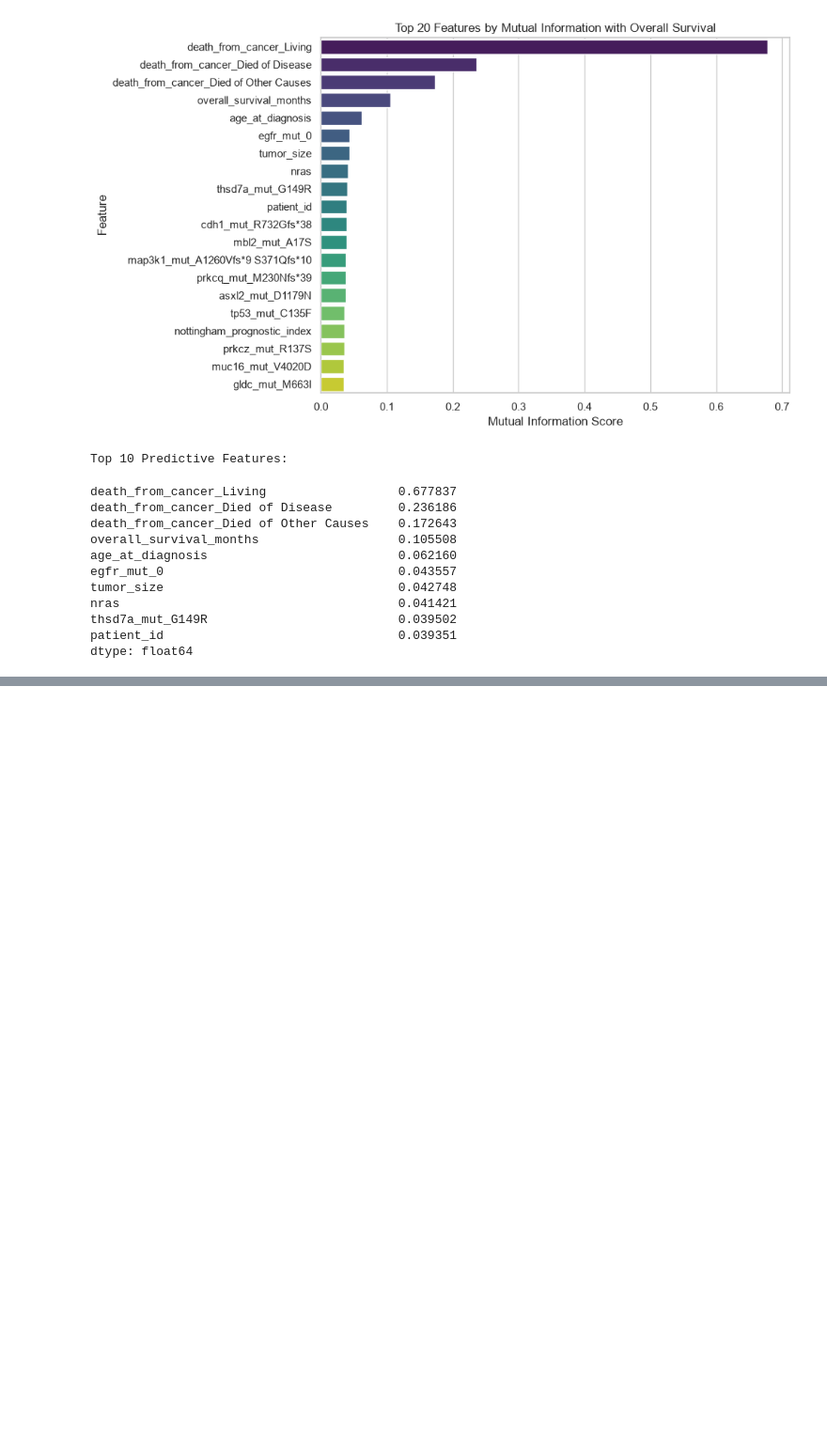
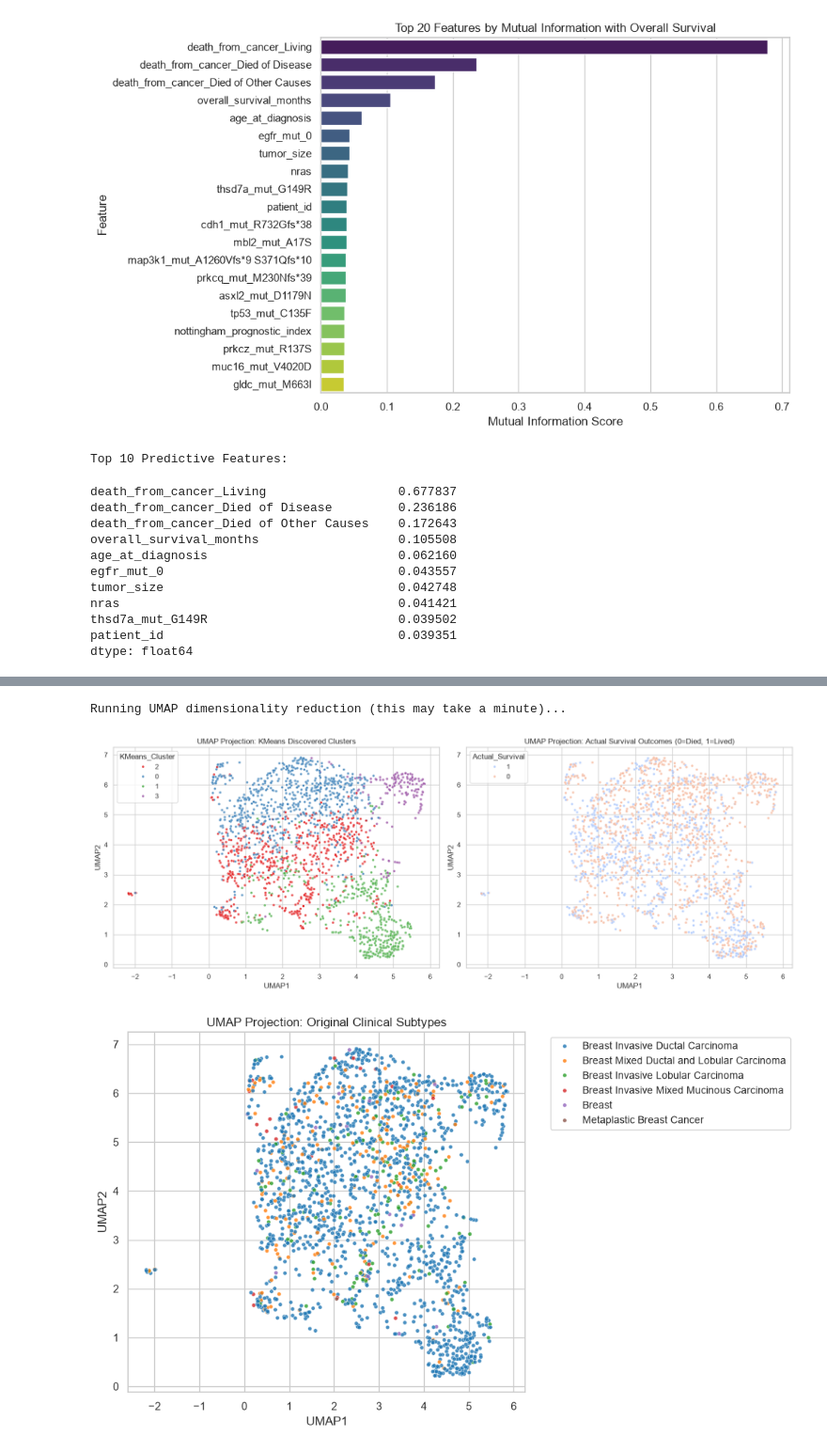
Before and after one commit to LaysLala/LDACS_Project_Information_Visualisation, a Jupyter notebook: Exploratory.ipynb, the cells around one changed output, grey strips where cells are left out. Shown at 94% size. Drawn from its saved outputs; the diff is of its cells as text; code cells hidden in the pictures; blank space fills up the shorter version.

```diff
--- a/Exploratory.ipynb
+++ b/Exploratory.ipynb
@@ -300,0 +507,65 @@ dtype: float64
+# %%
+import umap
+from sklearn.cluster import KMeans
+import matplotlib.pyplot as plt
+import seaborn as sns
+import pandas as pd
+
+print("Running UMAP dimensionality reduction (this may take a minute)...")
+# Manifold Learning with UMAP
+# Compress the high-dimensional clean dataset (X_clean) into 2D space
+reducer = umap.UMAP(n_neighbors=15, min_dist=0.1, n_components=2, random_state=42)
+embedding = reducer.fit_transform(X_clean)
+
+# 2. Unsupervised Clustering with KMeans
+# We will search for 4 clusters, conceptually mirroring the 4 main intrinsic breast cancer subtypes
+kmeans = KMeans(n_clusters=4, random_state=42, n_init=10)
+clusters = kmeans.fit_predict(X_clean)
+
+# 3. Compile the projections and labels into a new DataFrame for plotting
+plot_df = pd.DataFrame(embedding, columns=['UMAP1', 'UMAP2'])
+plot_df['KMeans_Cluster'] = clusters.astype(str)
+plot_df['Actual_Survival'] = y.values.astype(str)
+
+# include the original cancer subtype labels if they exist in the raw dataframe
+if 'cancer_type_detailed' in df.columns:
+    # Ensure index alignment by extracting raw values
+    plot_df['Clinical_Subtype'] = df.loc[X_clean.index, 'cancer_type_detailed'].values
+else:
+    plot_df['Clinical_Subtype'] = "N/A"
+
+# visualize the Manifold
+fig, axes = plt.subplots(1, 2, figsize=(16, 6))
+
+# the algorithmic clusters discovered by KMeans
+sns.scatterplot(
+    data=plot_df, x='UMAP1', y='UMAP2', hue='KMeans_Cluster',
+    palette='Set1', s=15, alpha=0.8, ax=axes[0]
+)
+axes[0].set_title('UMAP Projection: KMeans Discovered Clusters')
+
+# the actual survival outcomes mapped onto the same space
+sns.scatterplot(
+    data=plot_df, x='UMAP1', y='UMAP2', hue='Actual_Survival',
+    palette='coolwarm', s=15, alpha=0.8, ax=axes[1]
+)
+axes[1].set_title('UMAP Projection: Actual Survival Outcomes (0=Died, 1=Lived)')
+
+plt.tight_layout()
+plt.show()
+
+# If original subtypes exist, see how they map to the UMAP space
+if 'cancer_type_detailed' in df.columns:
+    plt.figure(figsize=(10, 6))
+    sns.scatterplot(
+        data=plot_df, x='UMAP1', y='UMAP2', hue='Clinical_Subtype',
+        palette='tab10', s=15, alpha=0.8
+    )
+    plt.title('UMAP Projection: Original Clinical Subtypes')
+    plt.legend(bbox_to_anchor=(1.05, 1), loc='upper left', fontsize='small')
+    plt.tight_layout()
+    plt.show()
+# %% [output]
+Running UMAP dimensionality reduction (this may take a minute)...
+[figure, added]
+[figure, added]
```
Also changed, not shown: parts of 8 cells of this notebook.
